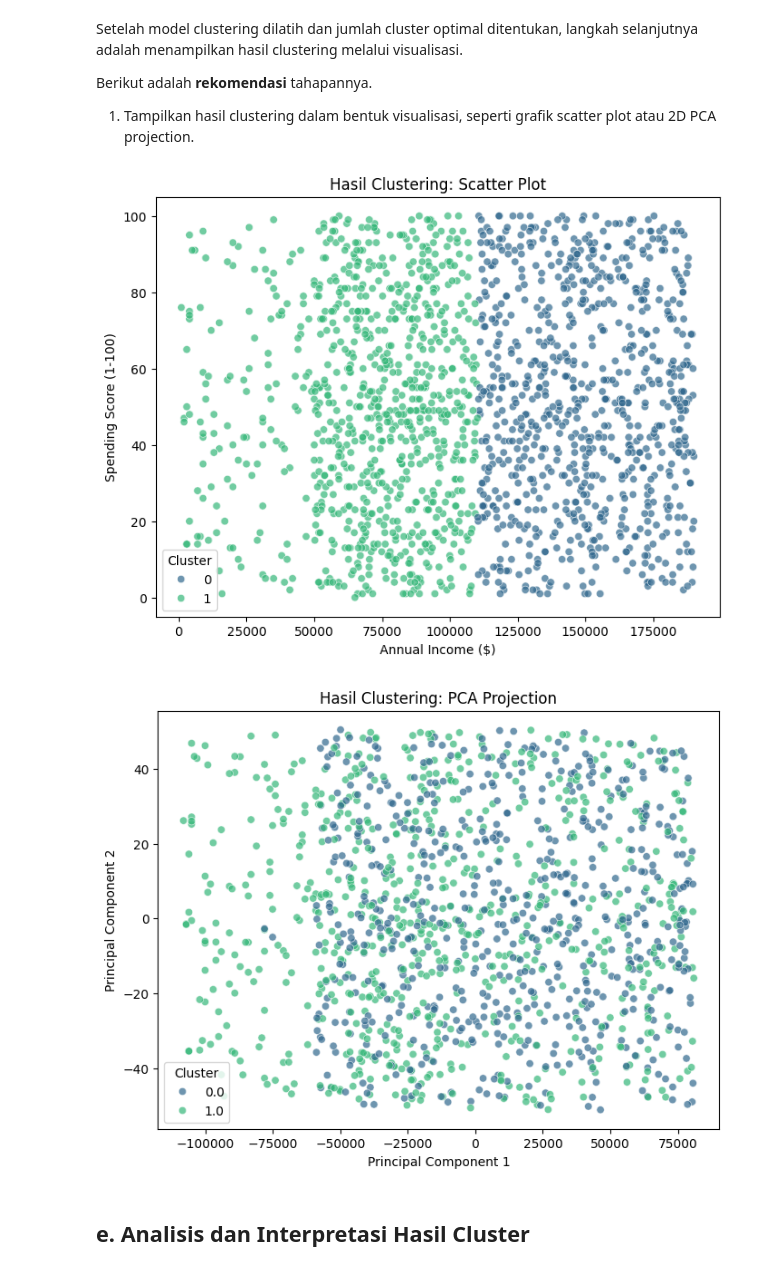
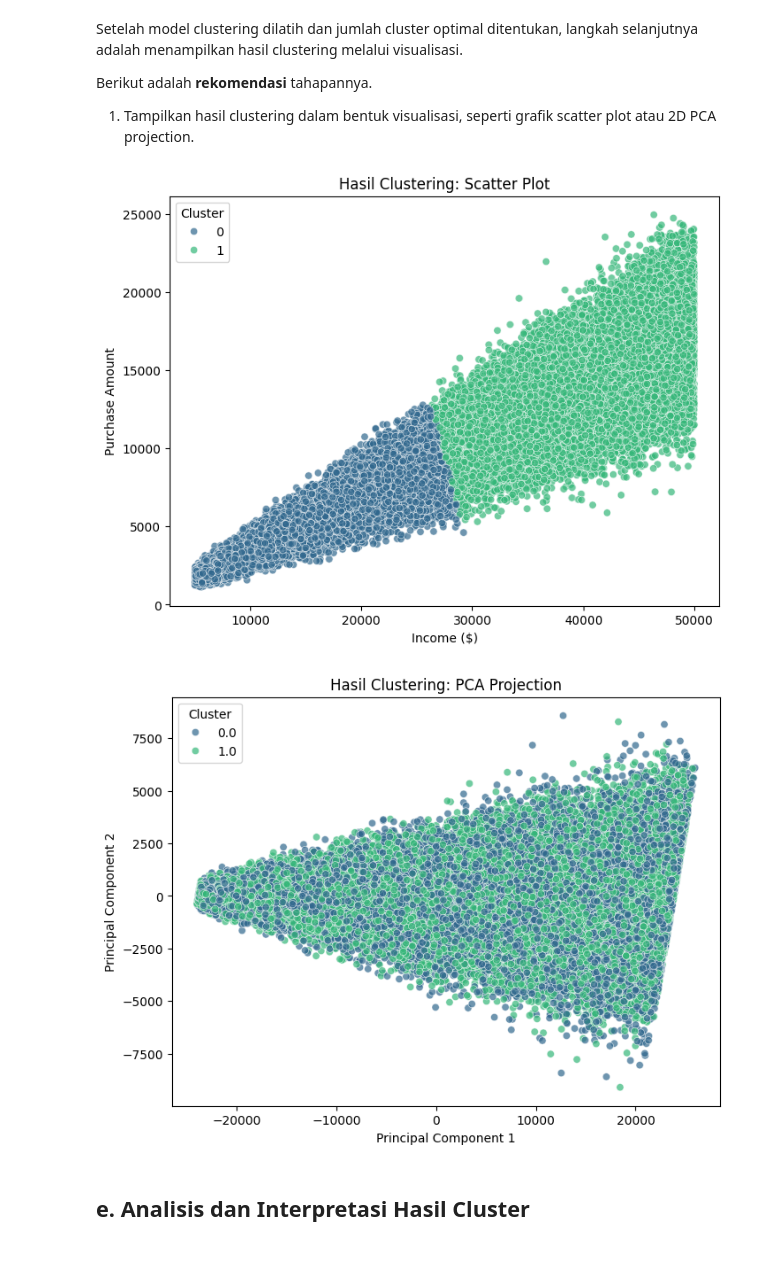
Before and after one commit to faarismuda/Dicoding-ML-Shop-Customers, a Jupyter notebook: [Clustering]_Submission_Akhir_BMLP_Faaris Muda Dwi Nugraha.ipynb, the cells around one changed output. Saved outputs shown, nothing was run; the diff lists cells and outputs as text; code cells hidden in the pictures.

```diff
--- a/[Clustering]_Submission_Akhir_BMLP_Faaris Muda Dwi Nugraha.ipynb
+++ b/[Clustering]_Submission_Akhir_BMLP_Faaris Muda Dwi Nugraha.ipynb
@@ -58,6 +58,6 @@ Pada tahap ini, Anda perlu memuat dataset ke dalam notebook. Jika dataset dalam
 
 Jika dataset berada di Google Drive, pastikan Anda menghubungkan Google Drive ke Colab terlebih dahulu. Setelah dataset berhasil dimuat, langkah berikutnya adalah memeriksa kesesuaian data dan siap untuk dianalisis lebih lanjut.
 # %%
-df = pd.read_csv("https://raw.githubusercontent.com/faarismuda/Dicoding-ML-Shop-Customers/main/Dataset/shop_customers.csv")
+df = pd.read_csv("https://raw.githubusercontent.com/faarismuda/Dicoding-ML-Shop-Customers/main/Dataset/customer_data.csv")
 df.head()
 # %% [output]
@@ -202,6 +209,3 @@ Berikut adalah tahapan-tahapan yang bisa dilakukan, tetapi **tidak terbatas** pa
 6. Binning (Pengelompokan Data)
 
 Cukup sesuaikan dengan karakteristik data yang kamu gunakan yah.
-# %%
-df.dropna(subset=['Profession'], inplace=True)
-print("\nSetelah Menghapus missing value, Total Baris:", len(df))
@@ -271,3 +212,7 @@ df.loc[
 # %%
 # Menghapus umur kurang dari 17
-df= df[df['Age']>=18]
+df= df[df['age']>=18]
+
+# Jumlah baris
+jumlah_baris = len(df)
+print(f"Jumlah baris: {jumlah_baris}")
@@ -323,7 +270,7 @@ for col in df.select_dtypes(include=['object']).columns:
     df[col] = LabelEncoder().fit_transform(df[col])
 
 # CustomerID tidak digunakan dalam clustering
-df = df.drop('CustomerID', axis=1)
+df = df.drop('id', axis=1)
 
 print("\nDataset setelah encoding dan drop CustomerID:")
 df.head()
@@ -449,30 +399,30 @@ Berikut adalah **rekomendasi** tahapannya.
 # %%
 # Visualisasi hasil clustering dengan scatter plot
 plt.figure(figsize=(8, 6))
-sns.scatterplot(x=df['Annual Income ($)'], y=df['Spending Score (1-100)'], hue=df['Cluster'], palette='viridis', alpha=0.7)
+sns.scatterplot(x=df['income'], y=df['purchase_amount'], hue=df['Cluster'], palette='viridis', alpha=0.7)
 plt.title("Hasil Clustering: Scatter Plot")
-plt.xlabel("Annual Income ($)")
-plt.ylabel("Spending Score (1-100)")
+plt.xlabel("Income ($)")
+plt.ylabel("Purchase Amount")
 plt.legend(title="Cluster")
 plt.show()
 
 # Visualisasi hasil clustering dengan PCA Projection
 pca = PCA(n_components=2)
 pca_result = pca.fit_transform(df.drop(columns=['Cluster']))
 
 df_pca = pd.DataFrame(pca_result, columns=['PC1', 'PC2'])
 df_pca['Cluster'] = df['Cluster']
 
 plt.figure(figsize=(8, 6))
 sns.scatterplot(x=df_pca['PC1'], y=df_pca['PC2'], hue=df_pca['Cluster'], palette='viridis', alpha=0.7)
 plt.title("Hasil Clustering: PCA Projection")
 plt.xlabel("Principal Component 1")
 plt.ylabel("Principal Component 2")
 plt.legend(title="Cluster")
 plt.show()
 # %% [output]
-[figure, old version]
+[figure, new version]
-[figure, old version]
+[figure, new version]
 # %% [markdown]
 ## **e. Analisis dan Interpretasi Hasil Cluster**
 # %%
```
Also changed, not shown: parts of 30 cells of this notebook.
